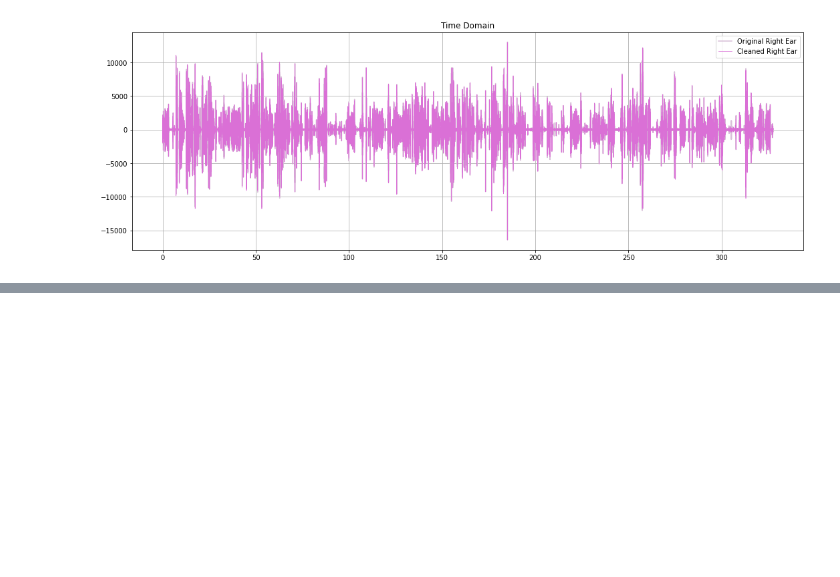
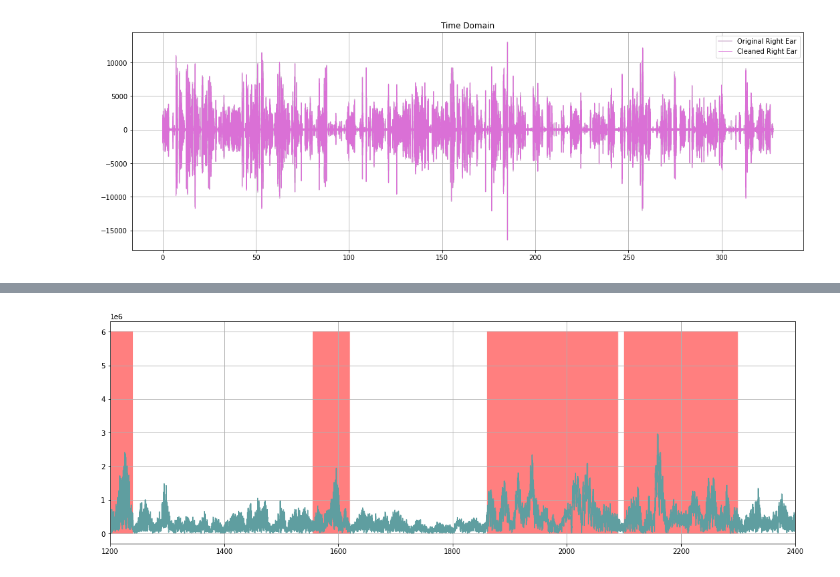
Before and after one commit to suhavni/ssm, a Jupyter notebook: Homework/Homework 3.5.ipynb, the cells around one changed output, grey strips where cells are left out. Saved outputs shown, nothing was run; the diff lists cells and outputs as text; code cells hidden in the pictures; blank space fills up the shorter version.

```diff
--- a/Homework/Homework 3.5.ipynb
+++ b/Homework/Homework 3.5.ipynb
@@ -228,0 +291,13 @@ plt.legend()
+# %%
+mask2 = np.where(np.logical_and(x_freq > 1200, x_freq < 1240), 1, 0)
+mask2 += np.where(np.logical_and(x_freq > 1555, x_freq < 1620), 1, 0)
+mask2 += np.where(np.logical_and(x_freq > 1860, x_freq < 2090), 1, 0)
+mask2 += np.where(np.logical_and(x_freq > 2100, x_freq < 2300), 1, 0)
+
+plt.figure(figsize=(18,6))
+plt.xlim(1200, 2400)
+plt.plot(x_freq, np.abs(y_left_freq), color='cadetblue')
+plt.fill_between(x_freq, [max_y_left if m >= 1 else 0 for m in mask2], facecolor='red', alpha=0.5)
+plt.grid()
+# %% [output]
+[figure, added]
```
Also changed, not shown: parts of 17 cells of this notebook, 3 other files.
